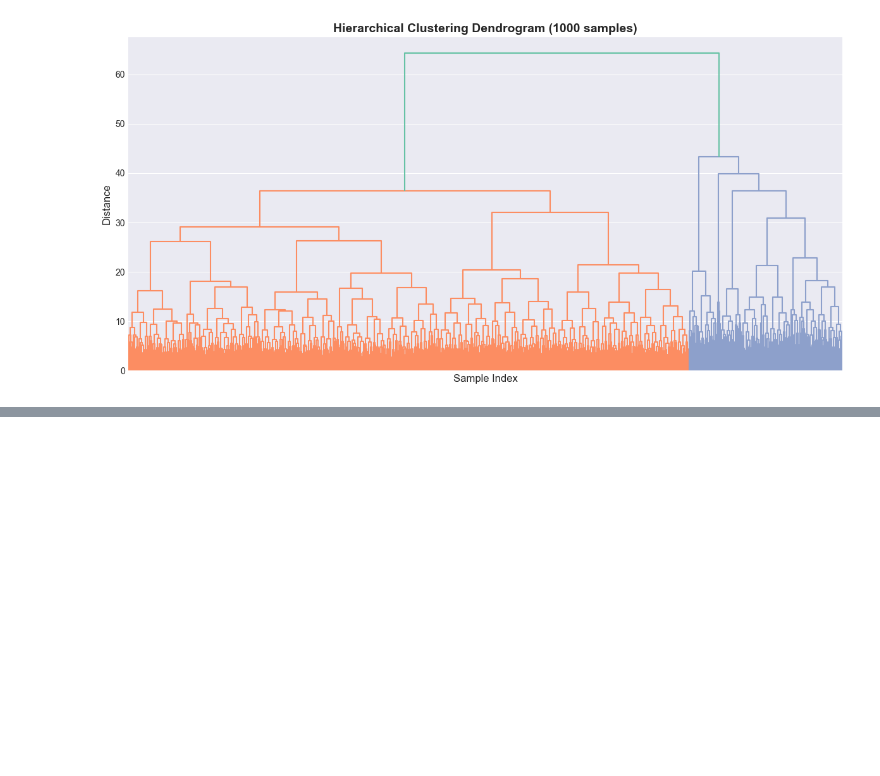
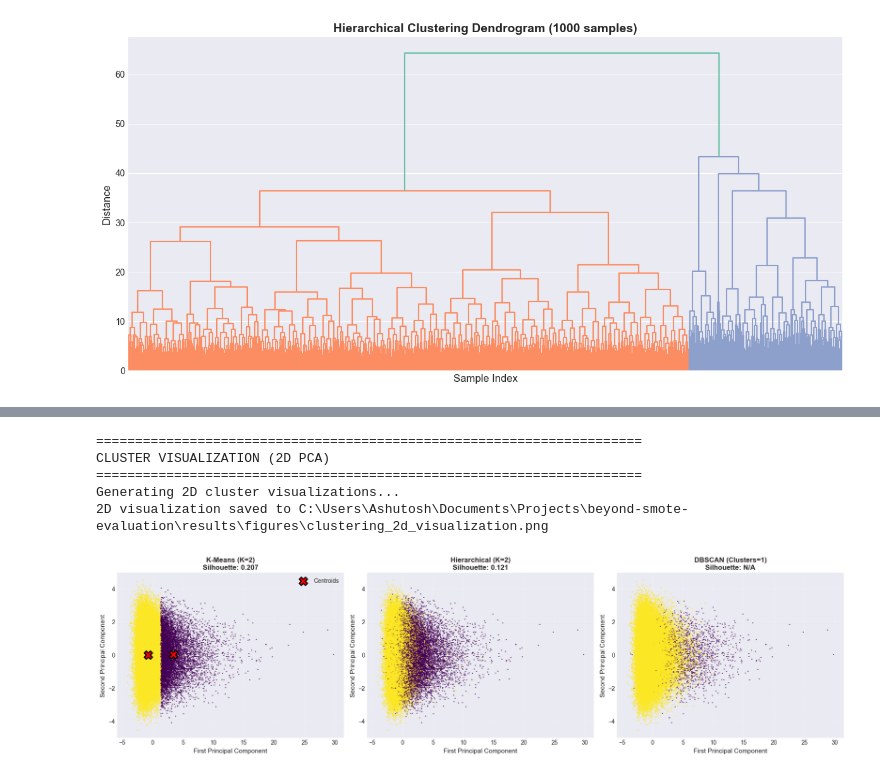
Before and after one commit to ashu-tagore/beyond_smote_evaluation, a Jupyter notebook: notebooks/07_Clustering_Analysis.ipynb, the cells around one changed output, grey strips where cells are left out. Cells and saved outputs as stored; diff of their text form; code cells hidden in the pictures; blank space fills up the shorter version.

Commit message:
feat: Generated 2D and 3D cluster visualizations

```diff
--- a/notebooks/07_Clustering_Analysis.ipynb
+++ b/notebooks/07_Clustering_Analysis.ipynb
@@ -689,3 +688,70 @@ Insufficient clusters found for evaluation
 Cluster Distribution:
 Noise: 1,518 events (3.0%)
 Cluster 0: 48,482 events (97.0%)
+# %%
+# Cell 9: Visualizing Clusters in 2D (PCA)
+# Visualizing all three clustering results in 2D space
+# Using Plot clusters in first 2 principal components
+
+print("="*70)
+print("CLUSTER VISUALIZATION (2D PCA)")
+print("="*70)
+
+print("Generating 2D cluster visualizations...")
+
+fig, axes = plt.subplots(1, 3, figsize=(18, 5))
+
+# Plot 1: K-Means
+scatter1 = axes[0].scatter(X_pca_2d[:, 0], X_pca_2d[:, 1],
+                          c=kmeans_labels, cmap='viridis',
+                          alpha=0.6, s=1)
+# Transforming centroids to PCA space
+centroids_pca = pca_2d.transform(kmeans_model.cluster_centers_)
+axes[0].scatter(centroids_pca[:, 0], centroids_pca[:, 1],
+               c='red', marker='X', s=200, edgecolors='black', linewidths=2,
+               label='Centroids')
+axes[0].set_xlabel('First Principal Component', fontsize=11)
+axes[0].set_ylabel('Second Principal Component', fontsize=11)
+axes[0].set_title(f'K-Means (K={OPTIMAL_K})\nSilhouette: {kmeans_silhouette:.3f}',
+                 fontsize=12, fontweight='bold')
+axes[0].legend()
+axes[0].grid(True, alpha=0.3)
+
+# Plot 2: Hierarchical
+scatter2 = axes[1].scatter(X_pca_2d[:, 0], X_pca_2d[:, 1],
+                          c=hierarchical_labels, cmap='viridis',
+                          alpha=0.6, s=1)
+axes[1].set_xlabel('First Principal Component', fontsize=11)
+axes[1].set_ylabel('Second Principal Component', fontsize=11)
+axes[1].set_title(f'Hierarchical (K={OPTIMAL_K})\nSilhouette: {hierarchical_silhouette:.3f}',
+                 fontsize=12, fontweight='bold')
+axes[1].grid(True, alpha=0.3)
+
+# Plot 3: DBSCAN
+scatter3 = axes[2].scatter(X_pca_2d[:, 0], X_pca_2d[:, 1],
+                          c=dbscan_labels, cmap='viridis',
+                          alpha=0.6, s=1)
+axes[2].set_xlabel('First Principal Component', fontsize=11)
+axes[2].set_ylabel('Second Principal Component', fontsize=11)
+if not np.isnan(dbscan_silhouette):
+    axes[2].set_title(f'DBSCAN (Clusters={n_clusters_dbscan})\nSilhouette: {dbscan_silhouette:.3f}',
+                     fontsize=12, fontweight='bold')
+else:
+    axes[2].set_title(f'DBSCAN (Clusters={n_clusters_dbscan})\nSilhouette: N/A',
+                     fontsize=12, fontweight='bold')
+axes[2].grid(True, alpha=0.3)
+
+plt.tight_layout()
+
+viz_2d_path = FIGURE_OUTPUT / 'clustering_2d_visualization.png'
+plt.savefig(viz_2d_path, dpi=DPI_VALUE, bbox_inches='tight')
+print(f"2D visualization saved to {viz_2d_path}")
+
+plt.show()
+# %% [output]
+======================================================================
+CLUSTER VISUALIZATION (2D PCA)
+======================================================================
+Generating 2D cluster visualizations...
+2D visualization saved to C:\Users\Ashutosh\Documents\Projects\beyond-smote-evaluation\results\figures\clustering_2d_visualization.png
+[figure, added]
```
Also changed, not shown: parts of 2 cells of this notebook.
